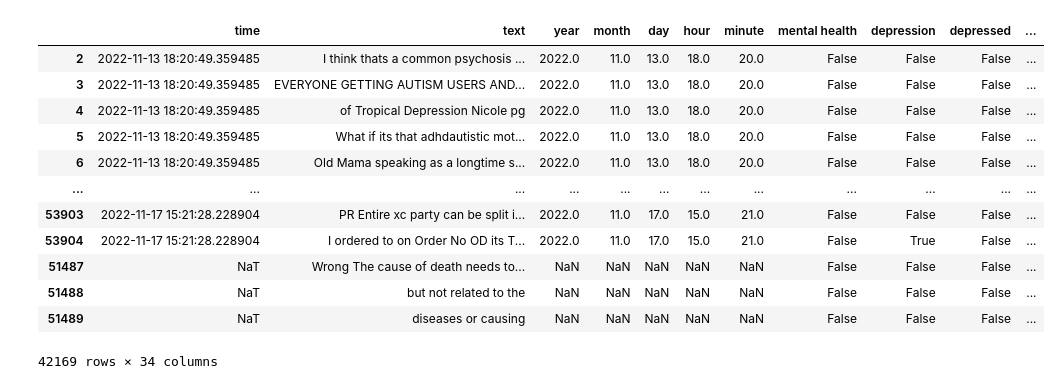
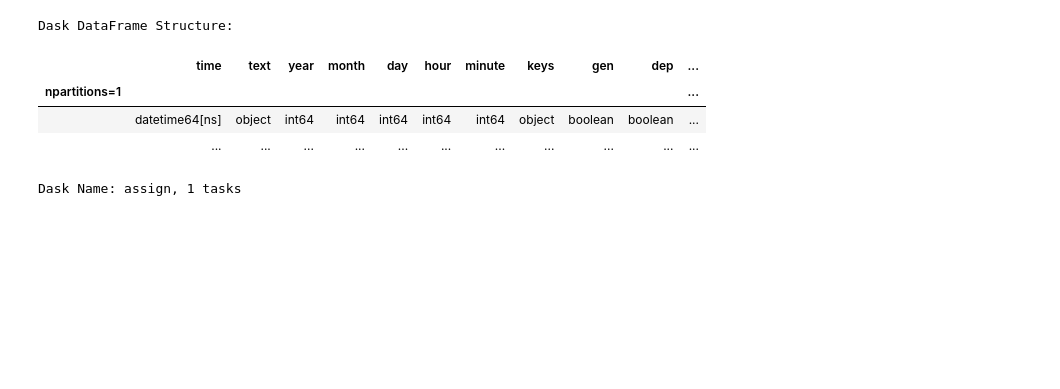
Before and after one commit to ddattero/BigDataFinalProject, a Jupyter notebook: twit_analysis.ipynb, the cells around one changed output. Saved outputs shown, nothing was run; the diff lists cells and outputs as text; code cells hidden in the pictures; blank space fills up the shorter version.

```diff
--- a/twit_analysis.ipynb
+++ b/twit_analysis.ipynb
@@ -49,6 +58,19 @@ keyWords = [
     'psychotherapy',
     'depressant'
 ]
+
+keyCats = {
+    'gen' : ['mental health', 'trauma', 'psychosis', 'psychologist', 'psychotherapist', 'psychiatrist', 'psychotherapy'],
+    'dep' : ['depression', 'depressed', 'depressant'],
+    'anx' : ['anxiety', 'anxious'],
+    'ocd' : ['OCD', 'obsessive-compulsive disorder'],
+    'adhd' : ['ADHD', 'attention deficit'],
+    'ptsd' : ['PTSD', 'posttraumatic stress disorder'],
+    'bip' : ['bipolar'],
+    'asd' : ['autism'],
+    'schiz' : ['schizophrenia'],
+    'ed' : ['eating disorder', 'anorexia', 'bulimia']
+}
 # %%
 #contains tweets (and time of the tweet) that contain mental health key word
 #polled every 2 minutes
@@ -153,10 +175,11 @@ def keysInTweet(df):
 
 tweetdf['keys'] = tweetdf.apply(keysInTweet, axis=1, meta=('keys', 'object'))
 
+# drop tweets with no keys
+tweetdf = tweetdf.loc[tweetdf['keys'] != '|']
+
 # convert the value counts to its own df
 multiKeyCount = tweetdf['keys'].value_counts().to_frame()
-# REMOVE? drop rows that dont have a key in the tweet
-multiKeyCount = multiKeyCount.loc[multiKeyCount['keys'] != '']
 # copy the key column (which actually holds counts), rename it and then drop the original
 multiKeyCount['count'] = multiKeyCount['keys']
 multiKeyCount = multiKeyCount.drop(labels='keys', axis=1)
@@ -183,30 +206,44 @@ keyCount = keyCount.sort_values(by='count', ascending=True)
 # %%
 # keyCountPlot = keyCount.hvplot.bar(y='count', x='key').opts(fontscale=0.75, invert_axes=True)
 # hvplot.save(keyCountPlot, 'keyCountPlot.png')
+# %%
+# determine whether each tweet has keywords related to each category
+def getCategories(row, keyList):
+    for k in keyList:
+        if row[k]:
+            return True
+
+    return False
+
+
+# create a new column for each category
+for c in keyCats.keys():
+    tweetdf[c] = tweetdf.apply(getCategories, args=([keyCats[c]]), axis=1, meta=(c, 'boolean'))
+
+# drop the original keyword columns
+tweetdf = tweetdf.drop(columns=keyWords)
 # %%
+# get subjectivity of each tweet [0, 1]
 def compSubjectivity(text):
     return TextBlob(text).sentiment.subjectivity
 
+# get polarity of tweet [-1, 1]
 def compPolarity(text):
     return TextBlob(text).sentiment.polarity
 
-
+# add subjectivity and polarity as new columns
 tweetdf['subjectivity'] = tweetdf['text'].map(compSubjectivity)
 tweetdf['polarity'] = tweetdf['text'].map(compPolarity)
 
+# speeds up computation of mean and std of sub and pol for each cat
+tweetdf.compute()
+tweetdf = tweetdf.persist()
 
-tweetdf.compute()
+tweetdf
 # %% [output]
+Dask DataFrame Structure:
-|  | time | text | year | month | day | hour | minute | mental health | depression | depressed | ... |
-| 2 | 2022-11-13 18:20:49.359485 | I think thats a common psychosis ... | 2022.0 | 11.0 | 13.0 | 18.0 | 20.0 | False | False | False | ... |
-| 3 | 2022-11-13 18:20:49.359485 | EVERYONE GETTING AUTISM USERS AND... | 2022.0 | 11.0 | 13.0 | 18.0 | 20.0 | False | False | False | ... |
-| 4 | 2022-11-13 18:20:49.359485 | of Tropical Depression Nicole pg | 2022.0 | 11.0 | 13.0 | 18.0 | 20.0 | False | False | False | ... |
-| 5 | 2022-11-13 18:20:49.359485 | What if its that adhdautistic mot... | 2022.0 | 11.0 | 13.0 | 18.0 | 20.0 | False | False | False | ... |
-| 6 | 2022-11-13 18:20:49.359485 | Old Mama speaking as a longtime s... | 2022.0 | 11.0 | 13.0 | 18.0 | 20.0 | False | False | False | ... |
-| ... | ... | ... | ... | ... | ... | ... | ... | ... | ... | ... | ... |
-| 53903 | 2022-11-17 15:21:28.228904 | PR Entire xc party can be split i... | 2022.0 | 11.0 | 17.0 | 15.0 | 21.0 | False | False | False | ... |
-| 53904 | 2022-11-17 15:21:28.228904 | I ordered to on Order No OD its T... | 2022.0 | 11.0 | 17.0 | 15.0 | 21.0 | False | True | False | ... |
-| 51487 | NaT | Wrong The cause of death needs to... | NaN | NaN | NaN | NaN | NaN | False | False | False | ... |
-| 51488 | NaT | but not related to the | NaN | NaN | NaN | NaN | NaN | False | False | False | ... |
-| 51489 | NaT | diseases or causing | NaN | NaN | NaN | NaN | NaN | False | False | False | ... |
+|  | time | text | year | month | day | hour | minute | keys | gen | dep | ... |
+| npartitions=1 |  |  |  |  |  |  |  |  |  |  | ... |
+|  | datetime64[ns] | object | int64 | int64 | int64 | int64 | int64 | object | boolean | boolean | ... |
+|  | ... | ... | ... | ... | ... | ... | ... | ... | ... | ... | ... |
-42169 rows × 34 columns
+Dask Name: assign, 1 tasks
```
Also changed, not shown: parts of 3 cells of this notebook, 2 other files.
